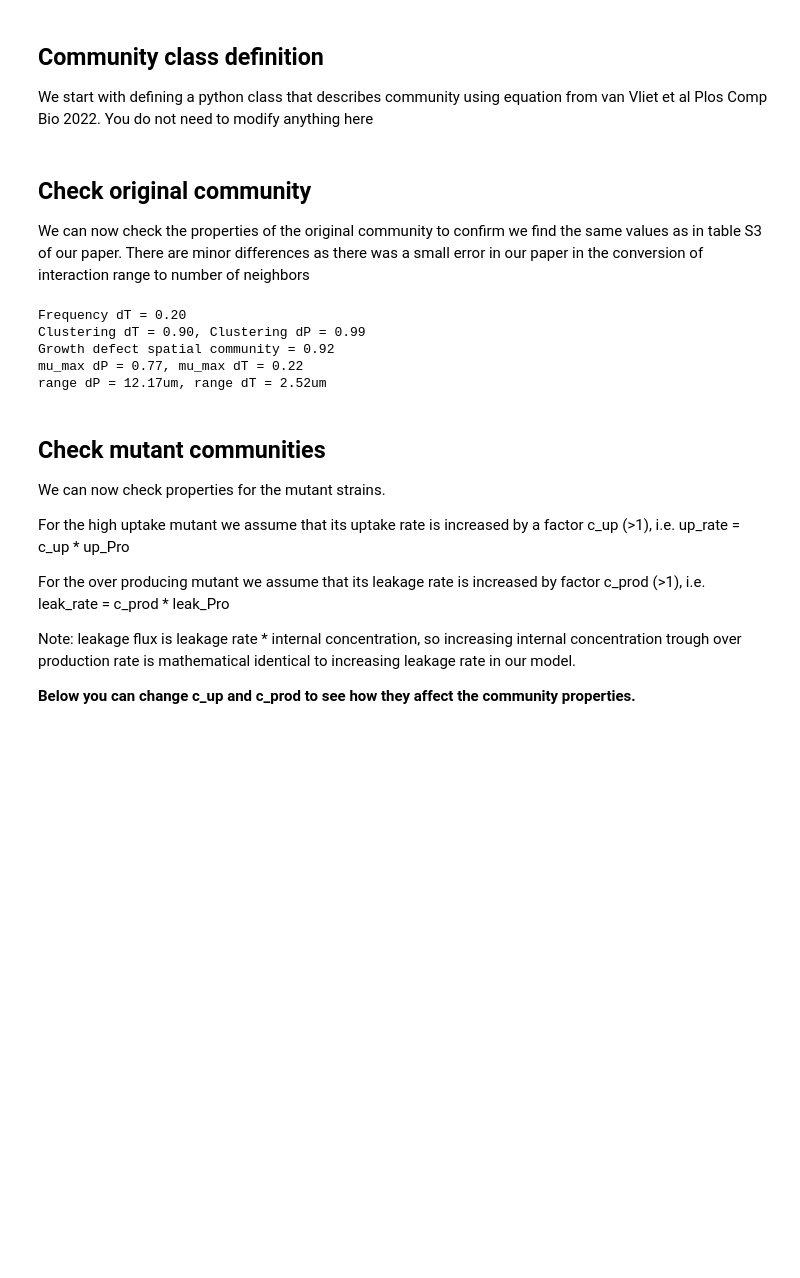
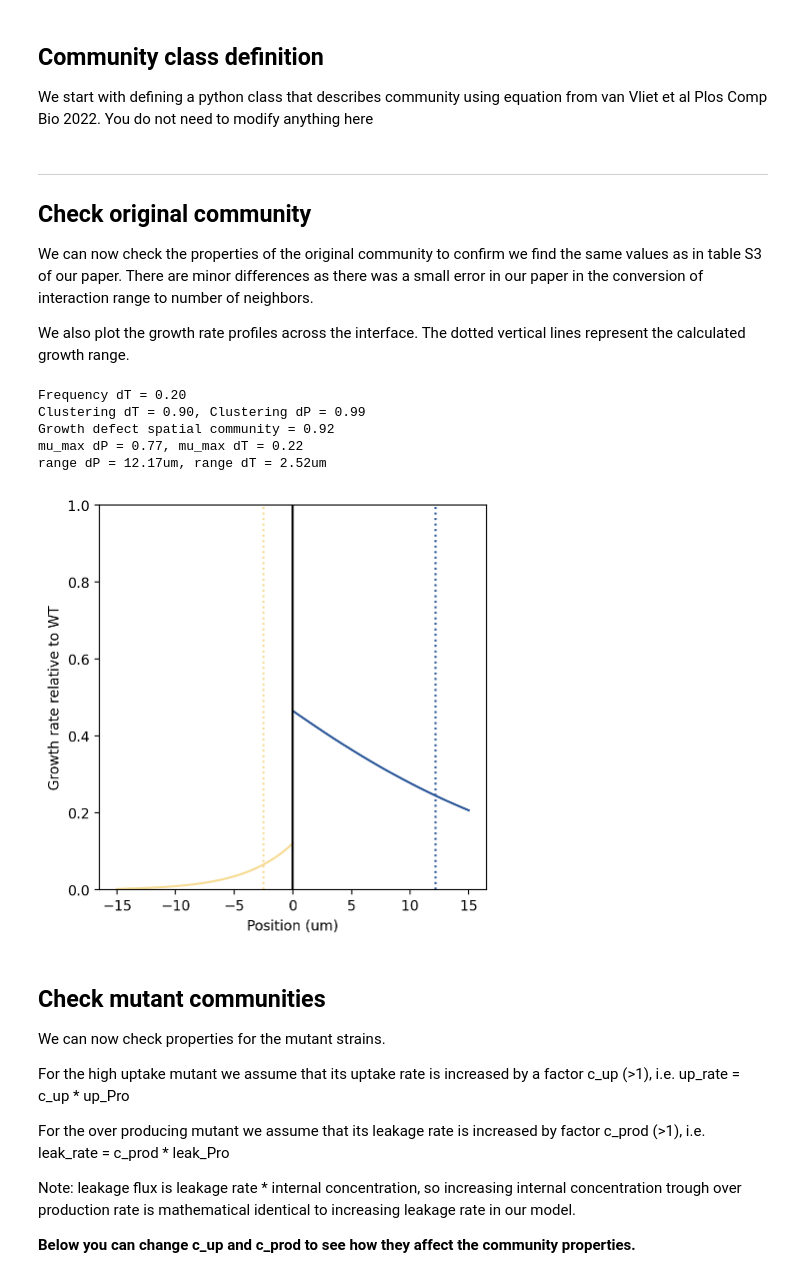
Before and after one commit to simonvanvliet/AuxotrophRangeExpansionModel, a Jupyter notebook: AuxotrophicCommunities.ipynb, the cells around one changed output. Saved outputs shown, nothing was run; the diff lists cells and outputs as text; code cells hidden in the pictures; blank space fills up the shorter version.

```diff
--- a/AuxotrophicCommunities.ipynb
+++ b/AuxotrophicCommunities.ipynb
@@ -125,17 +251,64 @@ class community:
+# %%
+def plot_growth_profile(community):
+    ''' Plot growth profiles of the community
+
+    Parameters:
+
+    community: community object
+
+    Returns:
+
+    fig: figure object
+
+    '''
+
+
+    #set colors
+    yellow = np.array([246,219,147])/255
+    blue = np.array([42,86,152])/255
+
+    #calculate growth profiles
+    x_vec = np.linspace(0,15,1000)
+    community.calc_growth_profiles(x_vec)
+
+    #normalize to WT growth rate
+    muWT = community.mu0 * 3600
+
+    #plot growth profiles
+    fig,ax = plt.subplots(1,1,figsize=(5,5))
+    ax.plot(community.x_T, community.mu_profile_T/muWT, color=yellow, label='dT')
+    ax.plot(community.x_P, community.mu_profile_P/muWT, color=blue, label='dP')
+    ax.set_xlabel('Position (um)')
+    ax.set_ylabel('Growth rate relative to WT')
+    ax.set_ylim(0,1)
+
+    #add reference lines
+    plt.axvline(x=0, color='k', linestyle='-')
+    plt.axvline(x=community.rangeP, color=blue, linestyle=':')
+    plt.axvline(x=-community.rangeT, color=yellow, linestyle=':')
+
+    return fig
 # %% [markdown]
+---
+
 ## Check original community
 
 We can now check the properties of the original community to confirm we find the same values as in table S3 of our paper.
-There are minor differences as there was a small error in our paper in the conversion of interaction range to number of neighbors
+There are minor differences as there was a small error in our paper in the conversion of interaction range to number of neighbors.
+
+We also plot the growth rate profiles across the interface. The dotted vertical lines represent the calculated growth range.
 # %%
 wt_community = community()
 wt_community.report_properties()
+fig = plot_growth_profile(wt_community)
+fig.savefig('growth_profile_wt.pdf')
 # %% [output]
 Frequency dT = 0.20
 Clustering dT = 0.90, Clustering dP = 0.99
 Growth defect spatial community = 0.92
 mu_max dP = 0.77, mu_max dT = 0.22
 range dP = 12.17um, range dT = 2.52um
+[figure, added]
 # %% [markdown]
 ## Check mutant communities
 
```
Also changed, not shown: parts of 19 cells of this notebook, 12 other files.
